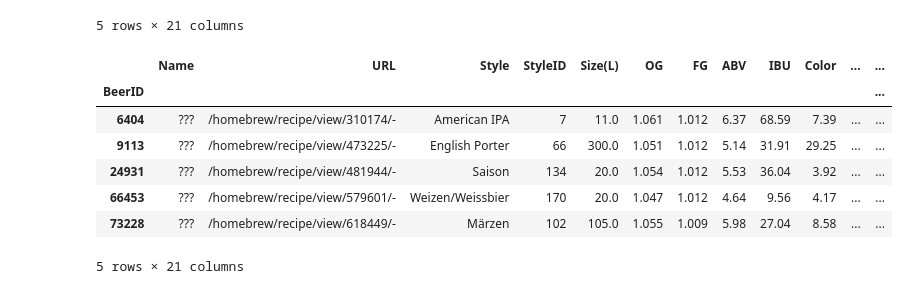
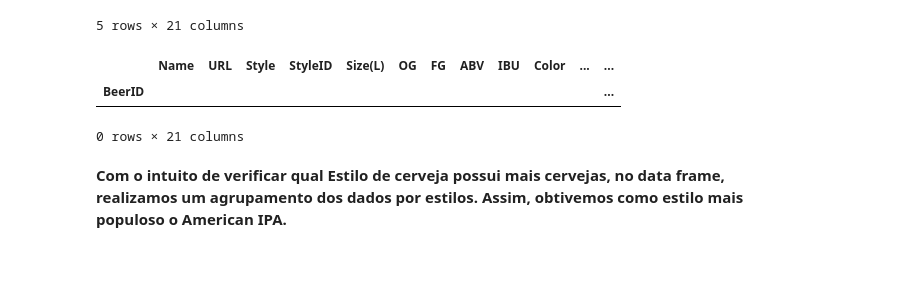
Before and after one commit to Kaioiva/TP_CienciaDeDados, a Jupyter notebook: TP_Ana_Gustavo_Kaio_beer.ipynb, the cells around one changed output. Saved outputs shown, nothing was run; the diff lists cells and outputs as text; code cells hidden in the pictures; blank space fills up the shorter version.

```diff
--- a/TP_Ana_Gustavo_Kaio_beer.ipynb
+++ b/TP_Ana_Gustavo_Kaio_beer.ipynb
@@ -103,8 +105,10 @@ MashThickness é nulo em 29864 de 73861 linhas, ou seja, 40.43 % do tempo.
 PitchRate é nulo em 39252 de 73861 linhas, ou seja, 53.14 % do tempo.
 # %%
 # df_beer[(df_beer['MashThickness'].isnull()) & (df_beer['PitchRate'].isnull()) & (df_beer['PrimaryTemp'].isnull()) & (df_beer['UserId'].isnull()) & (df_beer['BoilGravity'].isnull())]
+# %%
+df_beer = df_beer[df_beer['FG'] > 0]
 # %%
-df_beer['BrewLost'] = df_beer['OG'] - df_beer['FG']
+df_beer['BrewLost'] = (df_beer['OG'] - df_beer['FG']) *100 / df_beer['OG']
 # %%
 df_beer.head(30)
 # %% [output]
@@ -195,15 +199,12 @@ df_beer[df_beer['Name'] == '???']
 | 73228 | ??? | /homebrew/recipe/view/618449/- | Märzen | 102 | 105.0 | 1.055 | 1.009 | 5.98 | 27.04 | 8.58 | ... | ... |
 5 rows × 21 columns
 # %%
-#df_beer[df_beer['Name'] == '???']
-lixo = df_beer[df_beer['Name'] == '???']
-df_beer.drop(lixo)
+#Excluíndo cervejas com o nome: "???"
+df_beer = df_beer[df_beer['Name'] != '???']
+df_beer[df_beer['Name'] == '???']
 # %% [output]
 |  | Name | URL | Style | StyleID | Size(L) | OG | FG | ABV | IBU | Color | ... | ... |
 | BeerID |  |  |  |  |  |  |  |  |  |  |  | ... |
-| 6404 | ??? | /homebrew/recipe/view/310174/- | American IPA | 7 | 11.0 | 1.061 | 1.012 | 6.37 | 68.59 | 7.39 | ... | ... |
-| 9113 | ??? | /homebrew/recipe/view/473225/- | English Porter | 66 | 300.0 | 1.051 | 1.012 | 5.14 | 31.91 | 29.25 | ... | ... |
-| 24931 | ??? | /homebrew/recipe/view/481944/- | Saison | 134 | 20.0 | 1.054 | 1.012 | 5.53 | 36.04 | 3.92 | ... | ... |
-| 66453 | ??? | /homebrew/recipe/view/579601/- | Weizen/Weissbier | 170 | 20.0 | 1.047 | 1.012 | 4.64 | 9.56 | 4.17 | ... | ... |
-| 73228 | ??? | /homebrew/recipe/view/618449/- | Märzen | 102 | 105.0 | 1.055 | 1.009 | 5.98 | 27.04 | 8.58 | ... | ... |
-5 rows × 21 columns
+0 rows × 21 columns
+# %% [markdown]
+<b>Com o intuito de verificar qual Estilo de cerveja possui mais cervejas, no data frame, realizamos um agrupamento dos dados por estilos. Assim, obtivemos como estilo mais populoso o American IPA.</b>
```
Also changed, not shown: parts of 25 cells of this notebook, 1 other file.
